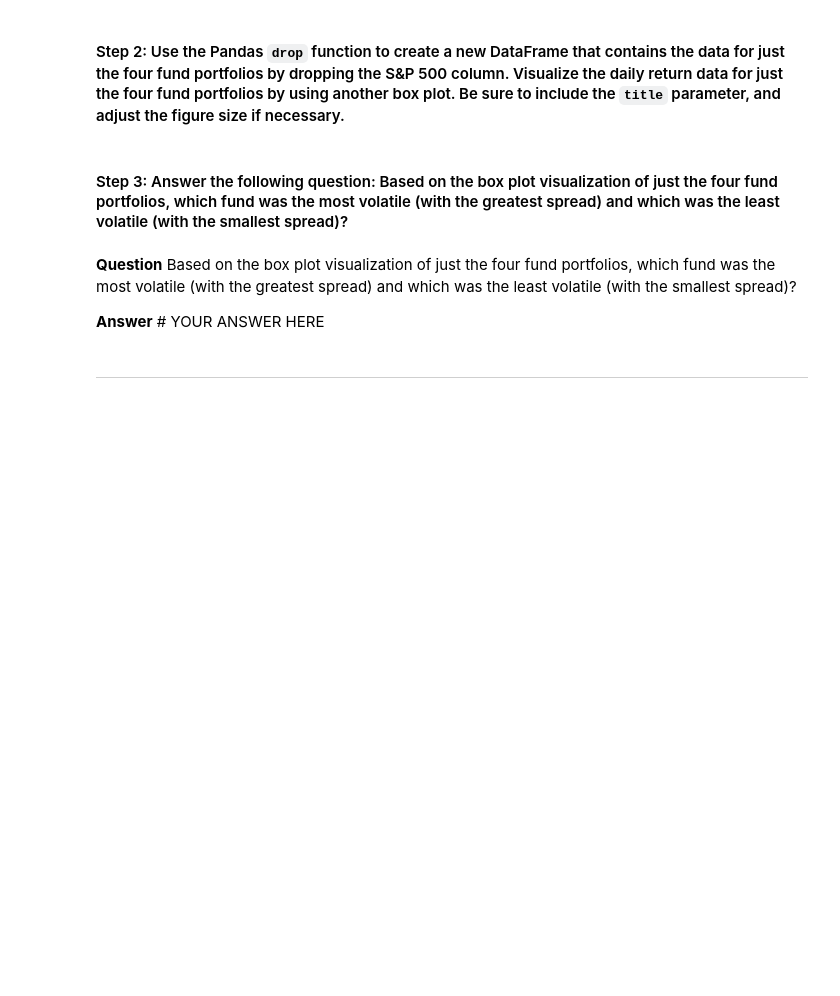
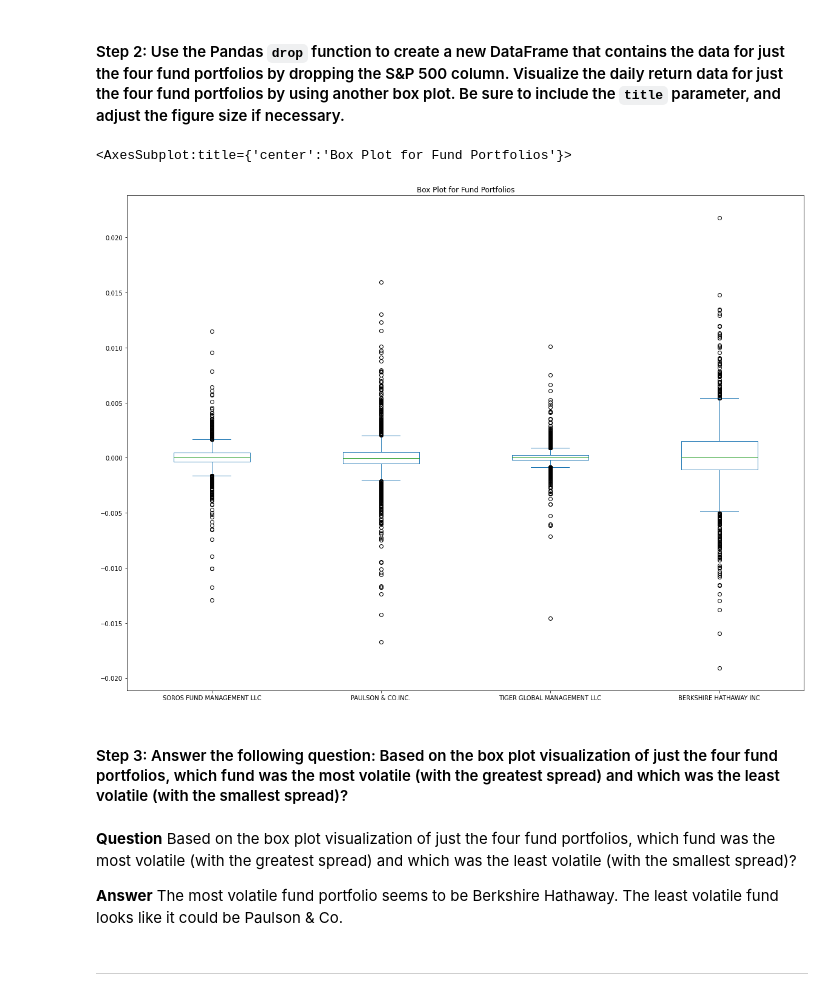
Before and after one commit to sterling-d/Quantitative-Analysis-with-Pandas-, a Jupyter notebook: Challenge_4_Code/risk_return_analysis.ipynb, the cells around one changed output. Cells and saved outputs as stored; diff of their text form; code cells hidden in the pictures; blank space fills up the shorter version.

```diff
--- a/Challenge_4_Code/risk_return_analysis.ipynb
+++ b/Challenge_4_Code/risk_return_analysis.ipynb
@@ -246,14 +248,22 @@ Analyze the volatility of each of the four fund portfolios and of the S&P 500 In
 # %%
 # Create a new DataFrame containing only the 4 fund portfolios by dropping the S&P 500 column from the DataFrame
 # Create box plots to reflect the return data for only the 4 fund portfolios
 # Include a title parameter and adjust the figure size
-# YOUR CODE HERE
+
+first_four_rows = whale_navs_daily_returns.iloc[:,:4]
+
+# first_four_rows.drop(column=["S&P 500"])
+
+first_four_rows.plot(kind="box", title="Box Plot for Fund Portfolios", figsize=(20,15))
+# %% [output]
+<AxesSubplot:title={'center':'Box Plot for Fund Portfolios'}>
+[figure, added]
 # %% [markdown]
 #### Step 3: Answer the following question: Based on the box plot visualization of just the four fund portfolios, which fund was the most volatile (with the greatest spread) and which was the least volatile (with the smallest spread)?
 # %% [markdown]
 **Question** Based on the box plot visualization of just the four fund portfolios, which fund was the most volatile (with the greatest spread) and which was the least volatile (with the smallest spread)?
 
-**Answer** # YOUR ANSWER HERE
+**Answer** The most volatile fund portfolio seems to be Berkshire Hathaway. The least volatile fund looks like it could be Paulson & Co.
 # %% [markdown]
 ---
 # %% [markdown]
```
Also changed, not shown: parts of 24 cells of this notebook.
